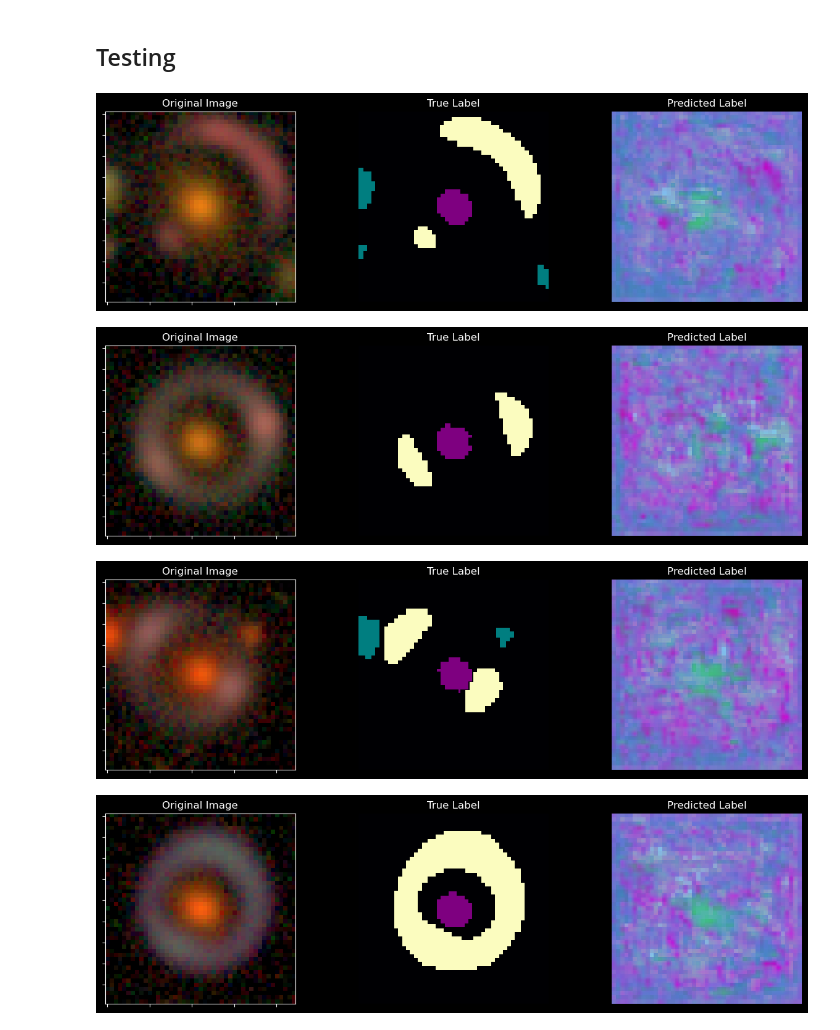
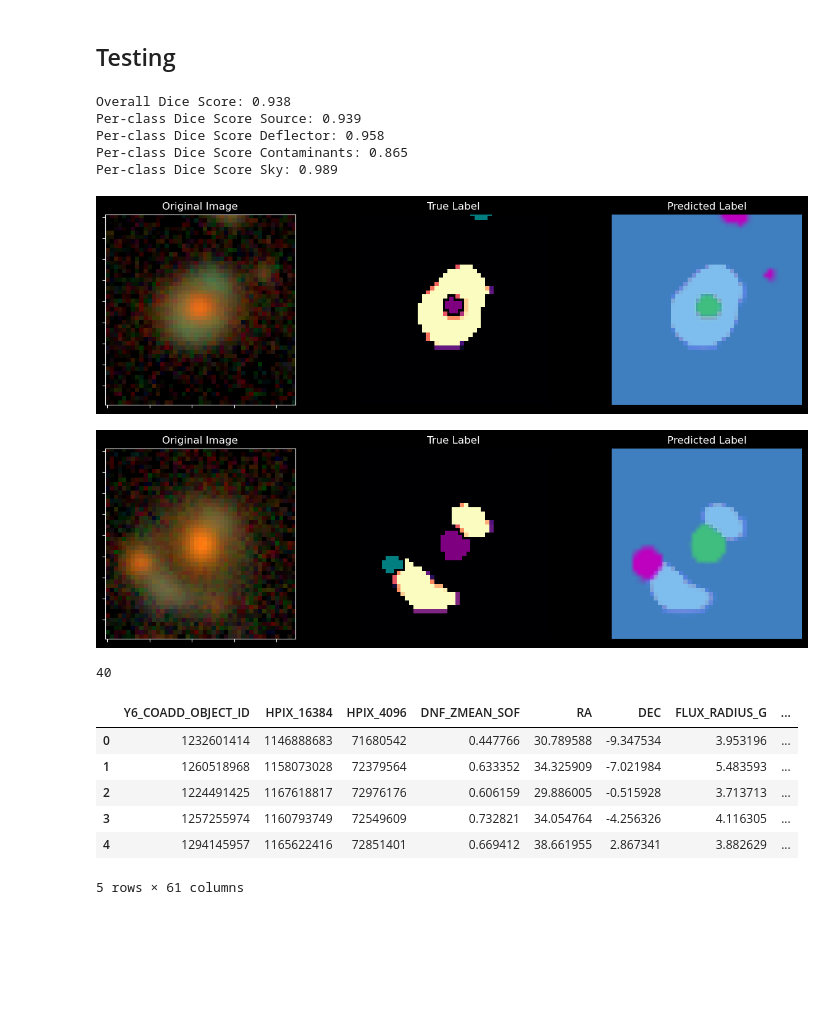
Before and after one commit to JimenaGonzalez/Hybrid_SL_Modeling, a Jupyter notebook: Segmentation/ML/UNet_Traning.ipynb, the cells around one changed output. Saved outputs shown, nothing was run; the diff lists cells and outputs as text; code cells hidden in the pictures; blank space fills up the shorter version.

```diff
--- a/Segmentation/ML/UNet_Traning.ipynb
+++ b/Segmentation/ML/UNet_Traning.ipynb
@@ -818,12 +840,13 @@ if "weights_only" in inspect.signature(torch.load).parameters:
     load_kwargs["weights_only"] = False  # only on torch >= 2.6
 
 #model = torch.load("model_tmp.pt", map_location=device, **load_kwargs)
-ckpt = torch.load("model_tmp.pt", map_location=device, **load_kwargs)
+test_path = 'Exp/model_exp6/' # ''
+ckpt = torch.load(test_path + "model_tmp.pt", map_location=device, **load_kwargs)
 model = UNet(classes=num_classes, pretrained=True).to(device)
 model.load_state_dict(ckpt["model_state"])
 
 #print('Maximum validation dice score: {:.2f}'.format(model.validation_acc[-1].item()))
-test_dataset = torch.load("test_dataset.pth", **load_kwargs)
+test_dataset = torch.load(test_path + "test_dataset.pth", **load_kwargs)
 test_loader = torch.utils.data.DataLoader(dataset=test_dataset, batch_size=1,
                                           num_workers=num_workers, shuffle=True)
 
@@ -831,12 +854,49 @@ test_loader = torch.utils.data.DataLoader(dataset=test_dataset, batch_size=1,
 # %%
 #plot_performance(model)
 # %%
-original_img, segmented, df = testing_analysis(0.5, test_loader, 20)
-write_fit_file('segmented', original_img, segmented, df)
+original_img, segmented, labels, df = testing_analysis(0.5, test_loader, 20)
 if(not cluster):
     plt.close('all')
+
+df['Per_class_dice'] = df['Per_class_dice'].apply(lambda x: x.tolist())
+if(script):
+    np.savez_compressed('testing_arrays.npz', Original=original_img, Segmented=segmented, Labels=labels)
+    df.to_csv('testing_data.csv', index=False)
+
+write_fit_file('segmented', original_img, segmented, df)
-# %% [output]
-[figure, removed]
-[figure, removed]
-[figure, removed]
-[figure, removed]
+# %%
+#Printing accuracy on test sample
+dict_classes = {'0': 'Source', '1': 'Deflector', '2': 'Contaminants', '3': 'Sky'}
+print('Overall Dice Score: {:0.3f}'.format(df['Accuracy'].mean()))
+
+mean_per_class = np.stack(df['Per_class_dice'].values).mean(axis=0)
+
+for i in range(len(mean_per_class)):
+    print('Per-class Dice Score {}: {:0.3f}'.format(dict_classes[str(i)], mean_per_class[i]))
+
+# Best performing sample
+N_fig = 2
+best_idx = df['Accuracy'].nlargest(N_fig).index
+img_tmp, segmented_tmp, labels_tmp = original_img[best_idx], segmented[best_idx], labels[best_idx]
+for i in range(N_fig):
+    make_graphs(img_tmp[i], labels_tmp[i], segmented_tmp[i])
+# %% [output]
+Overall Dice Score: 0.938
+Per-class Dice Score Source: 0.939
+Per-class Dice Score Deflector: 0.958
+Per-class Dice Score Contaminants: 0.865
+Per-class Dice Score Sky: 0.989
+[figure, added]
+[figure, added]
+# %%
+print(len(data))
+data.head()
+# %% [output]
+40
+|  | Y6_COADD_OBJECT_ID | HPIX_16384 | HPIX_4096 | DNF_ZMEAN_SOF | RA | DEC | FLUX_RADIUS_G | ... |
+| 0 | 1232601414 | 1146888683 | 71680542 | 0.447766 | 30.789588 | -9.347534 | 3.953196 | ... |
+| 1 | 1260518968 | 1158073028 | 72379564 | 0.633352 | 34.325909 | -7.021984 | 5.483593 | ... |
+| 2 | 1224491425 | 1167618817 | 72976176 | 0.606159 | 29.886005 | -0.515928 | 3.713713 | ... |
+| 3 | 1257255974 | 1160793749 | 72549609 | 0.732821 | 34.054764 | -4.256326 | 4.116305 | ... |
+| 4 | 1294145957 | 1165622416 | 72851401 | 0.669412 | 38.661955 | 2.867341 | 3.882629 | ... |
+5 rows × 61 columns
```
Also changed, not shown: parts of 4 cells of this notebook, 1 other file.
